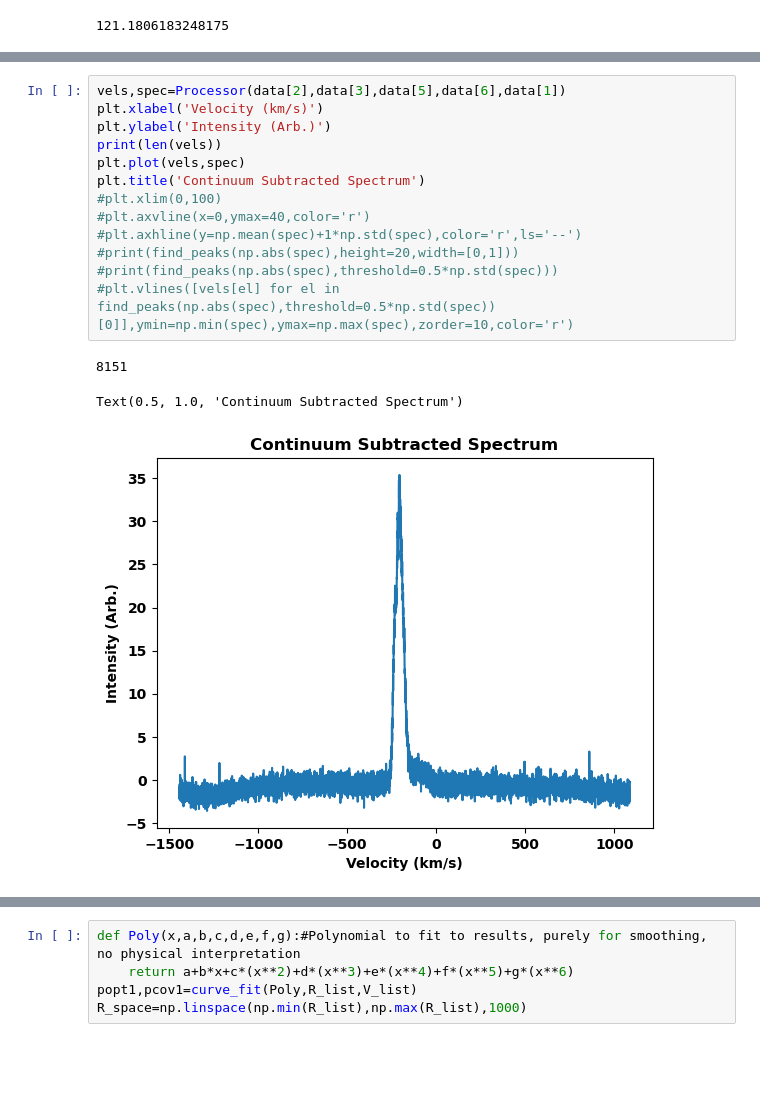
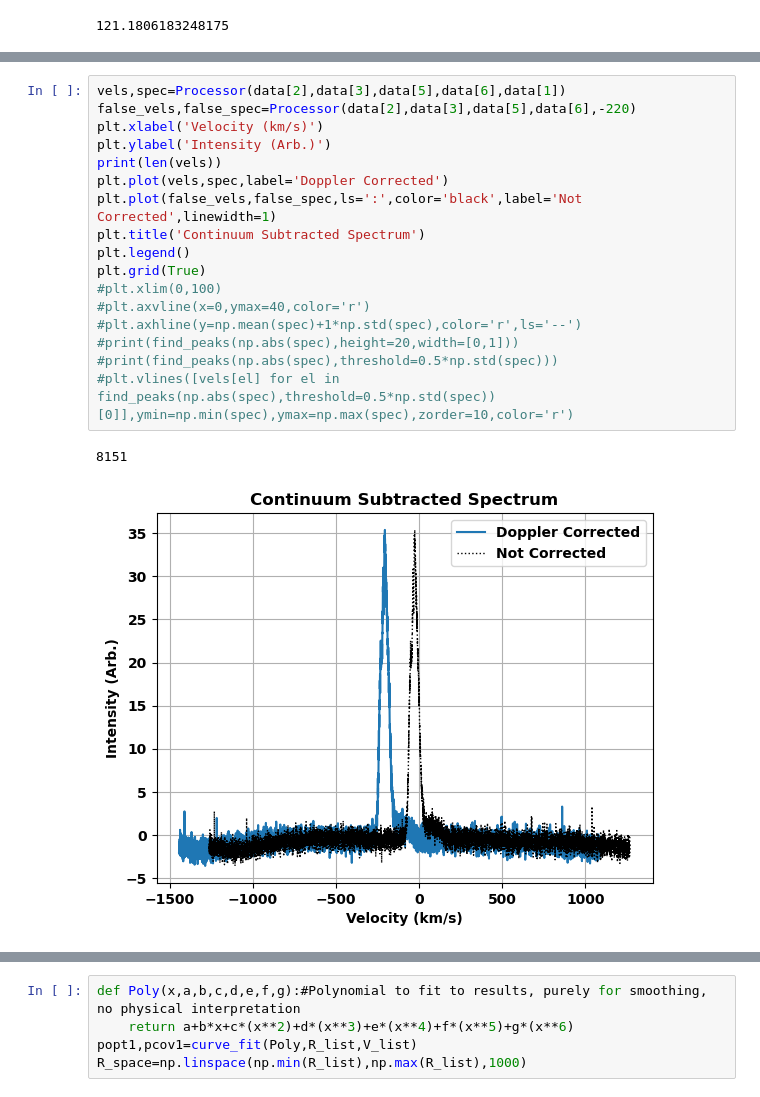
Before and after one commit to gregorycorcoran/Python-Notebooks, a Jupyter notebook: Homework2.ipynb, the cells around one changed output, grey strips where cells are left out. Drawn from its saved outputs; the diff is of its cells as text; blank space fills up the shorter version.

```diff
--- a/Homework2.ipynb
+++ b/Homework2.ipynb
@@ -124,20 +125,23 @@ Text(0, 0.5, 'Intensity (Arb.)')
 # %%
 vels,spec=Processor(data[2],data[3],data[5],data[6],data[1])
+false_vels,false_spec=Processor(data[2],data[3],data[5],data[6],-220)
 plt.xlabel('Velocity (km/s)')
 plt.ylabel('Intensity (Arb.)')
 print(len(vels))
-plt.plot(vels,spec)
+plt.plot(vels,spec,label='Doppler Corrected')
+plt.plot(false_vels,false_spec,ls=':',color='black',label='Not Corrected',linewidth=1)
 plt.title('Continuum Subtracted Spectrum')
+plt.legend()
+plt.grid(True)
 #plt.xlim(0,100)
 #plt.axvline(x=0,ymax=40,color='r')
 #plt.axhline(y=np.mean(spec)+1*np.std(spec),color='r',ls='--')
 #print(find_peaks(np.abs(spec),height=20,width=[0,1]))
 #print(find_peaks(np.abs(spec),threshold=0.5*np.std(spec)))
 #plt.vlines([vels[el] for el in find_peaks(np.abs(spec),threshold=0.5*np.std(spec))[0]],ymin=np.min(spec),ymax=np.max(spec),zorder=10,color='r')
 # %% [output]
 8151
-Text(0.5, 1.0, 'Continuum Subtracted Spectrum')
-[figure, old version]
+[figure, new version]
 # %%
 #Initial threshold testing
 threshold=np.mean(spec)+1*np.std(spec)
```
Also changed, not shown: parts of 7 cells of this notebook.
